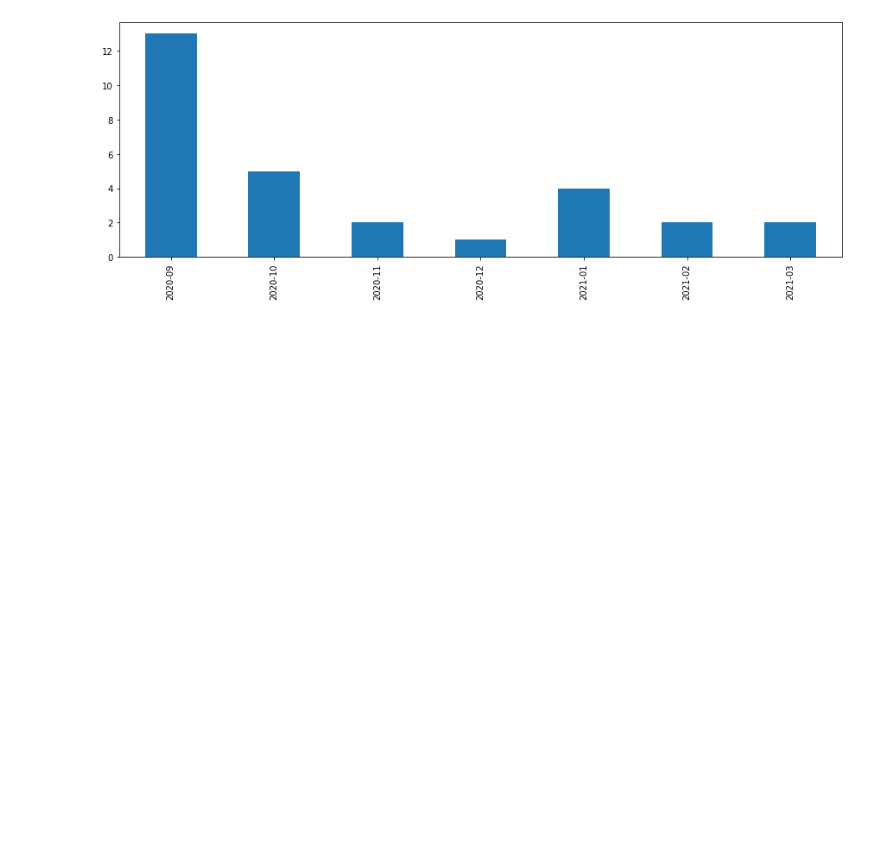
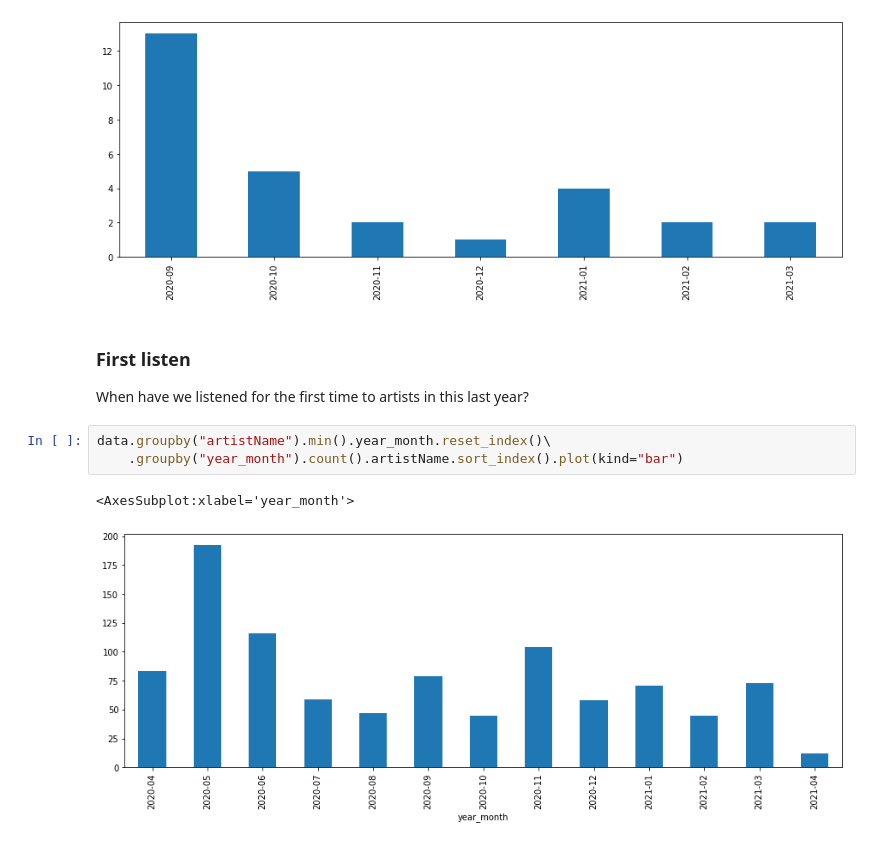
Before and after one commit to IncioMan/spotify-data-analysis, a Jupyter notebook: notebooks/streaming-history.ipynb, the cells around one changed output. Saved outputs shown, nothing was run; the diff lists cells and outputs as text; blank space fills up the shorter version.

```diff
--- a/notebooks/streaming-history.ipynb
+++ b/notebooks/streaming-history.ipynb
@@ -158,3 +155,12 @@ data[data.trackName.str.contains('Hometown Glory')]\
 # %% [output]
 <AxesSubplot:>
 [figure]
+# %% [markdown]
+### First listen
+When have we listened for the first time to artists in this last year?
+# %%
+data.groupby("artistName").min().year_month.reset_index()\
+    .groupby("year_month").count().artistName.sort_index().plot(kind="bar")
+# %% [output]
+<AxesSubplot:xlabel='year_month'>
+[figure, added]
```
Also changed, not shown: parts of 30 cells of this notebook.
